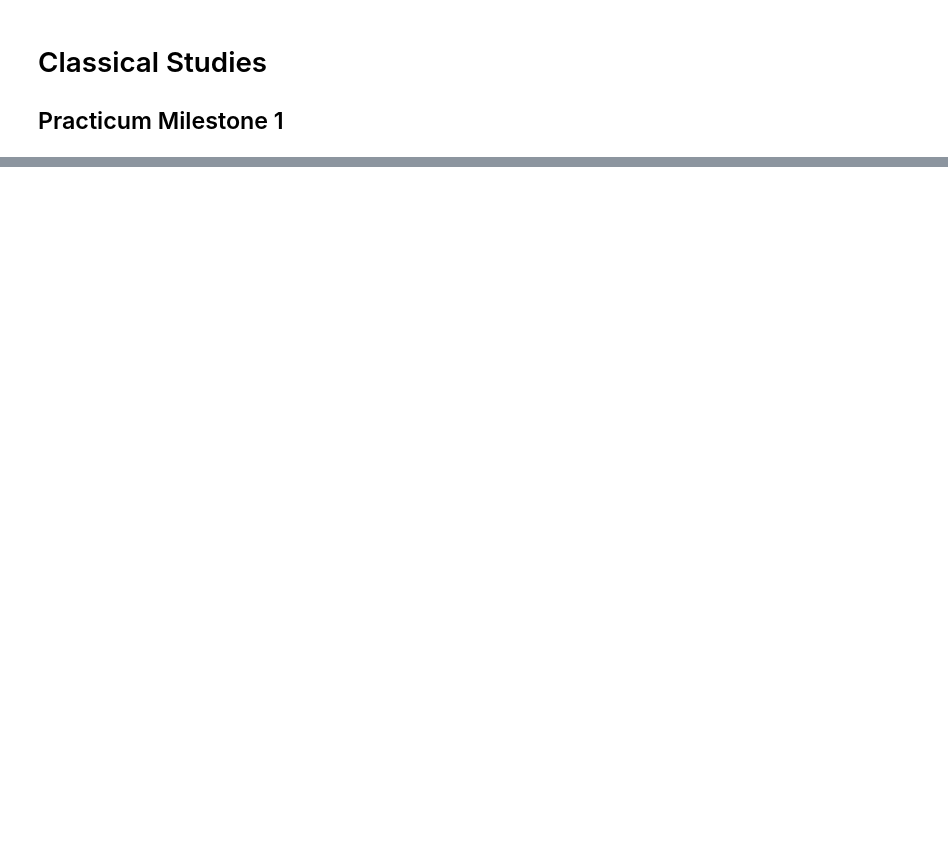
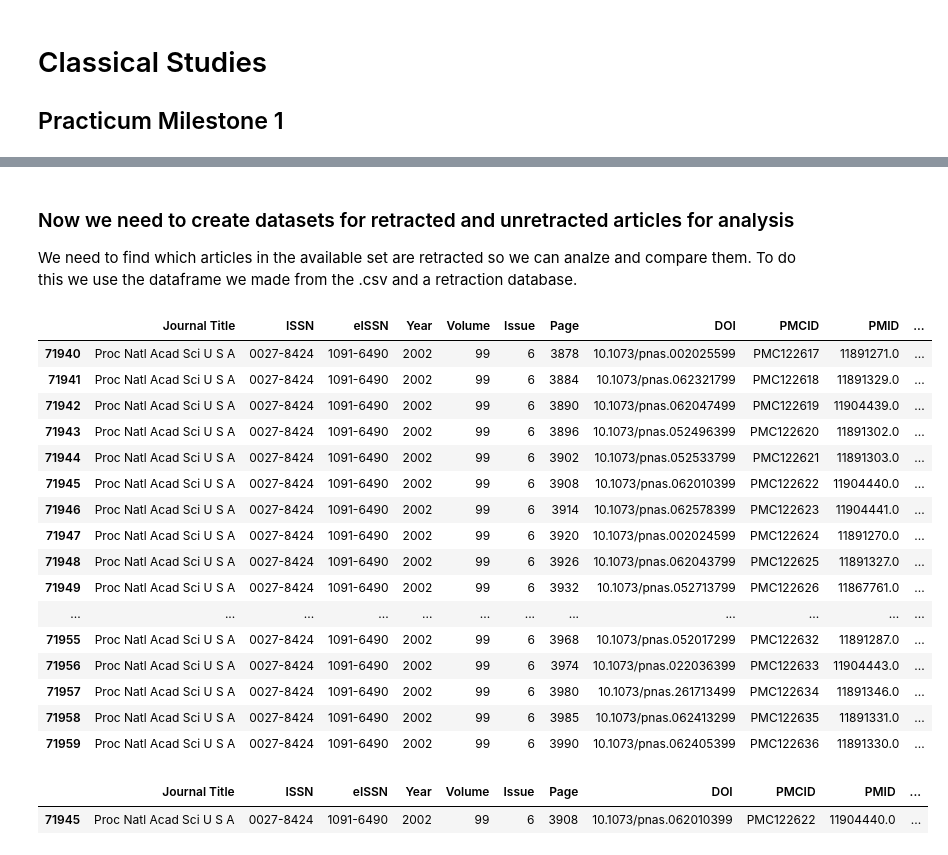
Before and after one commit to Jonathan-Alexander/ClassicalStudies, a Jupyter notebook: classical-studies-milestone1.ipynb, the cells around one changed output, grey strips where cells are left out. Cells and saved outputs as stored; diff of their text form; code cells hidden in the pictures; blank space fills up the shorter version.

```diff
--- a/classical-studies-milestone1.ipynb
+++ b/classical-studies-milestone1.ipynb
@@ -9,0 +15,3 @@ import csv
+# %%
+# Read CSV into a pandas DataFrame
+table = pd.read_csv('PMC-ids.csv')
@@ -10,15 +63,42 @@ import csv
+# %% [markdown]
+### Now we need to create datasets for retracted and unretracted articles for analysis
+We need to find which articles in the available set are retracted so we can analze and compare them. To do this we use the dataframe we made from the .csv and a retraction database.
 # %%
-def get_dois(filename):
-    with open(filename, mode='r') as csv_file:
-        csv_reader = csv.DictReader(csv_file)
-        for row in csv_reader:
-            # Instead of printing, make a GET request with each row["DOI"]
-            # print(row["DOI"] + '\n')
-            print(is_retracted(row['DOI']))
-
+# Check if an article is retracted using open-retractions API
 def is_retracted(doi):
-    r = requests.get('http://openretractions.com/api/doi/{}/data.json'.format(doi)).json()
-    # print(r)
-    if 'retracted' in r and r['retracted']:
-        return True
+    r = requests.get('http://openretractions.com/api/doi/{}/data.json'.format(doi))
+    if r.status_code == 200:
+        resp = r.json()
+        if 'retracted' in resp and resp['retracted']:
+            return True
     return False
+# %%
+# Look at a subset of the table
+df = table.iloc[71940:71960,].copy()
+# Make a new column using pandas across the rows
+df['Retracted'] = df.apply(lambda row: is_retracted(row['DOI']), axis=1)
+df
+# %% [output]
+|  | Journal Title | ISSN | eISSN | Year | Volume | Issue | Page | DOI | PMCID | PMID | ... |
+| 71940 | Proc Natl Acad Sci U S A | 0027-8424 | 1091-6490 | 2002 | 99 | 6 | 3878 | 10.1073/pnas.002025599 | PMC122617 | 11891271.0 | ... |
+| 71941 | Proc Natl Acad Sci U S A | 0027-8424 | 1091-6490 | 2002 | 99 | 6 | 3884 | 10.1073/pnas.062321799 | PMC122618 | 11891329.0 | ... |
+| 71942 | Proc Natl Acad Sci U S A | 0027-8424 | 1091-6490 | 2002 | 99 | 6 | 3890 | 10.1073/pnas.062047499 | PMC122619 | 11904439.0 | ... |
+| 71943 | Proc Natl Acad Sci U S A | 0027-8424 | 1091-6490 | 2002 | 99 | 6 | 3896 | 10.1073/pnas.052496399 | PMC122620 | 11891302.0 | ... |
+| 71944 | Proc Natl Acad Sci U S A | 0027-8424 | 1091-6490 | 2002 | 99 | 6 | 3902 | 10.1073/pnas.052533799 | PMC122621 | 11891303.0 | ... |
+| 71945 | Proc Natl Acad Sci U S A | 0027-8424 | 1091-6490 | 2002 | 99 | 6 | 3908 | 10.1073/pnas.062010399 | PMC122622 | 11904440.0 | ... |
+| 71946 | Proc Natl Acad Sci U S A | 0027-8424 | 1091-6490 | 2002 | 99 | 6 | 3914 | 10.1073/pnas.062578399 | PMC122623 | 11904441.0 | ... |
+| 71947 | Proc Natl Acad Sci U S A | 0027-8424 | 1091-6490 | 2002 | 99 | 6 | 3920 | 10.1073/pnas.002024599 | PMC122624 | 11891270.0 | ... |
+| 71948 | Proc Natl Acad Sci U S A | 0027-8424 | 1091-6490 | 2002 | 99 | 6 | 3926 | 10.1073/pnas.062043799 | PMC122625 | 11891327.0 | ... |
+| 71949 | Proc Natl Acad Sci U S A | 0027-8424 | 1091-6490 | 2002 | 99 | 6 | 3932 | 10.1073/pnas.052713799 | PMC122626 | 11867761.0 | ... |
+| ... | ... | ... | ... | ... | ... | ... | ... | ... | ... | ... | ... |
+| 71955 | Proc Natl Acad Sci U S A | 0027-8424 | 1091-6490 | 2002 | 99 | 6 | 3968 | 10.1073/pnas.052017299 | PMC122632 | 11891287.0 | ... |
+| 71956 | Proc Natl Acad Sci U S A | 0027-8424 | 1091-6490 | 2002 | 99 | 6 | 3974 | 10.1073/pnas.022036399 | PMC122633 | 11904443.0 | ... |
+| 71957 | Proc Natl Acad Sci U S A | 0027-8424 | 1091-6490 | 2002 | 99 | 6 | 3980 | 10.1073/pnas.261713499 | PMC122634 | 11891346.0 | ... |
+| 71958 | Proc Natl Acad Sci U S A | 0027-8424 | 1091-6490 | 2002 | 99 | 6 | 3985 | 10.1073/pnas.062413299 | PMC122635 | 11891331.0 | ... |
+| 71959 | Proc Natl Acad Sci U S A | 0027-8424 | 1091-6490 | 2002 | 99 | 6 | 3990 | 10.1073/pnas.062405399 | PMC122636 | 11891330.0 | ... |
+# %%
+# Get the retracted one
+df[df['Retracted'] == True]
+# %% [output]
+|  | Journal Title | ISSN | eISSN | Year | Volume | Issue | Page | DOI | PMCID | PMID | ... |
+| 71945 | Proc Natl Acad Sci U S A | 0027-8424 | 1091-6490 | 2002 | 99 | 6 | 3908 | 10.1073/pnas.062010399 | PMC122622 | 11904440.0 | ... |
```
Also changed, not shown: parts of 14 cells of this notebook.
